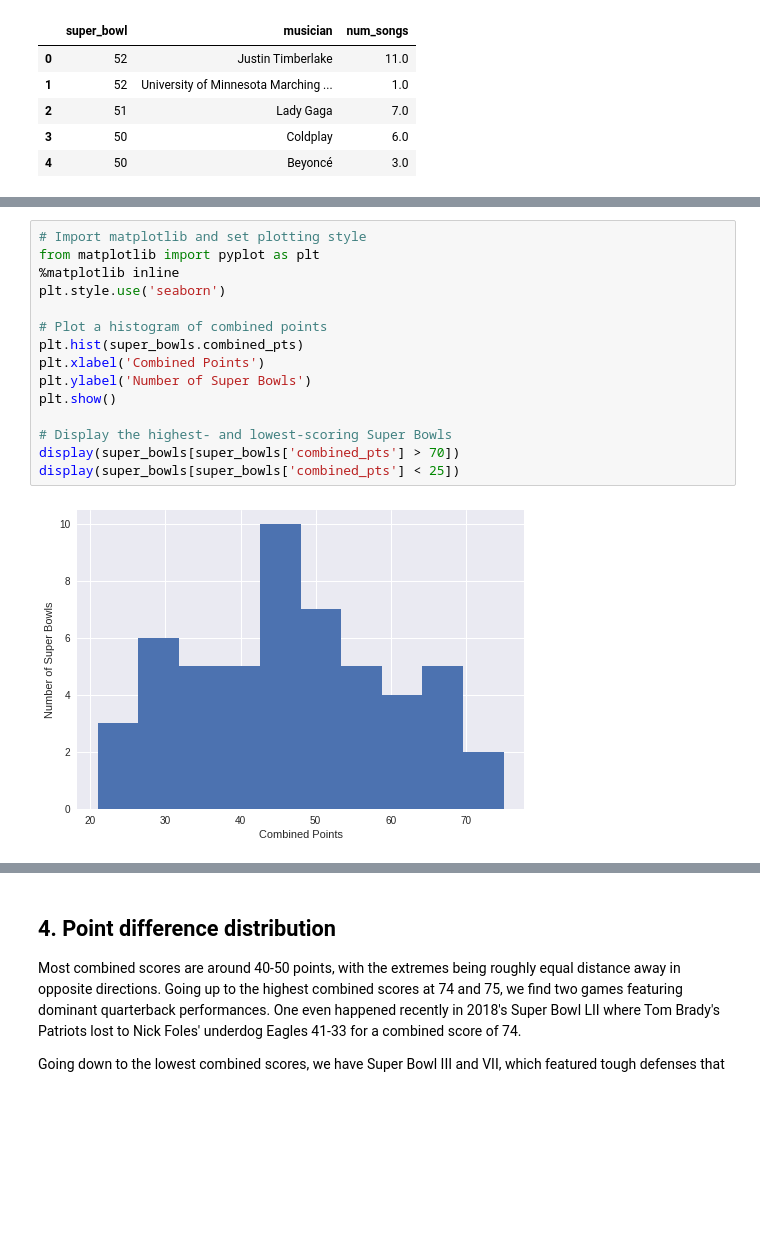
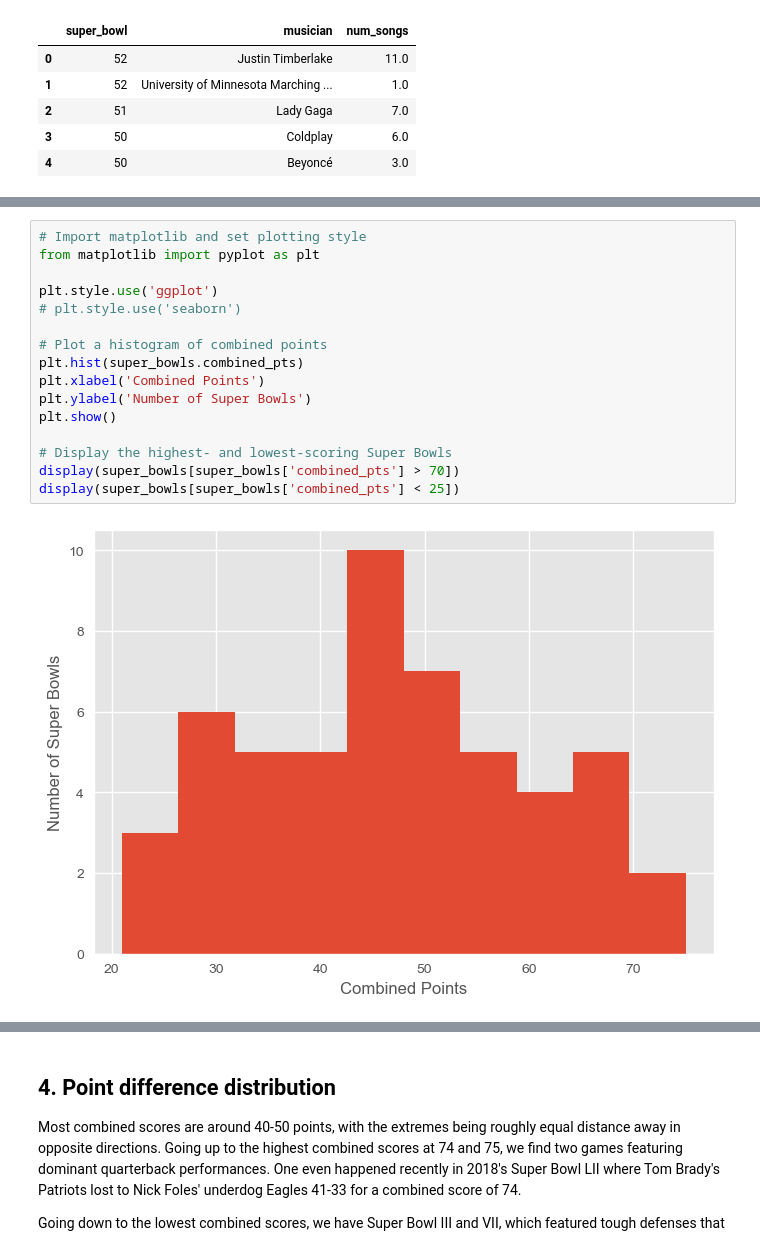
Before and after one commit to mohd-faizy/CAREER-TRACK-Data-Scientist-with-Python, a Jupyter notebook: 03_Project_1A_Analyzing TV Data/Analyzing TV Data.ipynb, the cells around one changed output, grey strips where cells are left out. Saved outputs shown, nothing was run; the diff lists cells and outputs as text; blank space fills up the shorter version.

```diff
--- a/03_Project_1A_Analyzing TV Data/Analyzing TV Data.ipynb
+++ b/03_Project_1A_Analyzing TV Data/Analyzing TV Data.ipynb
@@ -95,20 +297,21 @@ memory usage: 3.3+ KB
 # %%
 # Import matplotlib and set plotting style
 from matplotlib import pyplot as plt
-%matplotlib inline
-plt.style.use('seaborn')
+
+plt.style.use('ggplot')
+# plt.style.use('seaborn')
 
 # Plot a histogram of combined points
 plt.hist(super_bowls.combined_pts)
 plt.xlabel('Combined Points')
 plt.ylabel('Number of Super Bowls')
 plt.show()
 
 # Display the highest- and lowest-scoring Super Bowls
 display(super_bowls[super_bowls['combined_pts'] > 70])
 display(super_bowls[super_bowls['combined_pts'] < 25])
 # %% [output]
-[figure, old version]
+[figure, new version]
 |  | date | super_bowl | venue | city | state | attendance | team_winner | winning_pts | qb_winner_1 | ... |
 | 0 | 2018-02-04 | 52 | U.S. Bank Stadium | Minneapolis | Minnesota | 67612 | Philadelphia Eagles | 41 | Nick Foles | ... |
 | 23 | 1995-01-29 | 29 | Joe Robbie Stadium | Miami Gardens | Florida | 74107 | San Francisco 49ers | 49 | Steve Young | ... |
```
Also changed, not shown: parts of 38 cells of this notebook, 1 other file.
